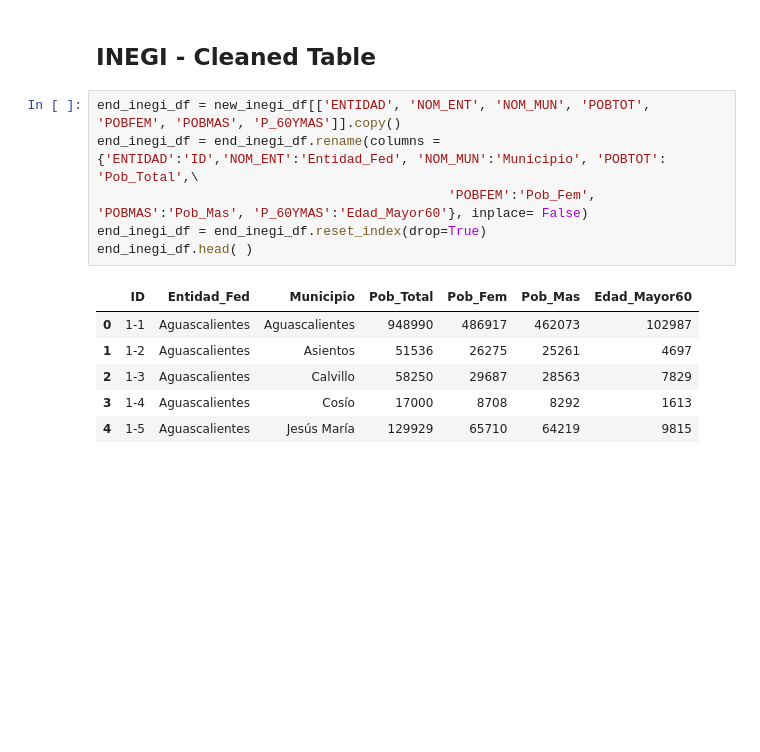
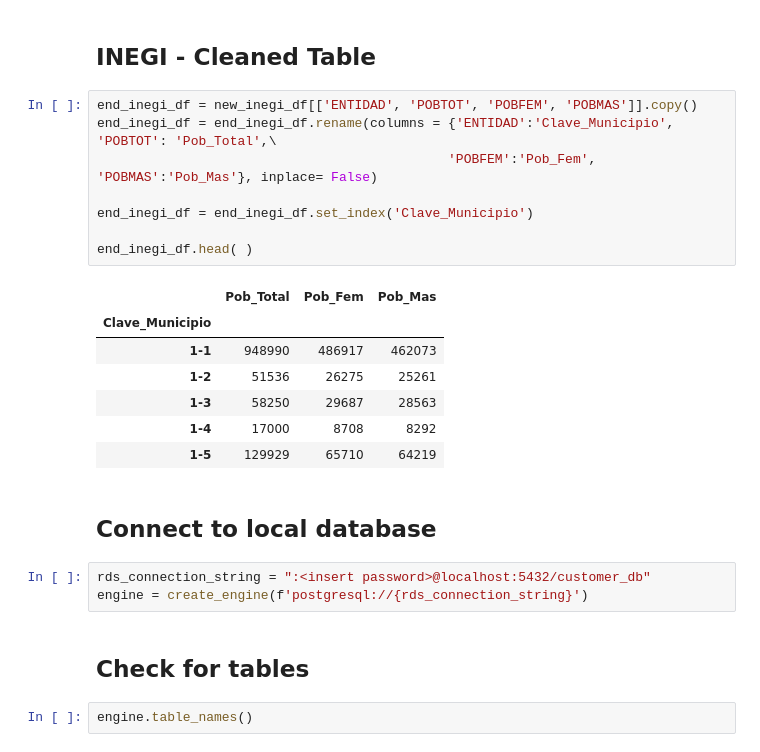
Before and after one commit to MBGUS/ETL-Project, a Jupyter notebook: ETL_Final_Project.ipynb, the cells around one changed output. Saved outputs shown, nothing was run; the diff lists cells and outputs as text; blank space fills up the shorter version.

```diff
--- a/ETL_Final_Project.ipynb
+++ b/ETL_Final_Project.ipynb
@@ -373,15 +373,27 @@ dtype: object
 # %% [markdown]
 ## INEGI - Cleaned Table
 # %%
-end_inegi_df = new_inegi_df[['ENTIDAD', 'NOM_ENT', 'NOM_MUN', 'POBTOT', 'POBFEM', 'POBMAS', 'P_60YMAS']].copy()
-end_inegi_df = end_inegi_df.rename(columns = {'ENTIDAD':'ID','NOM_ENT':'Entidad_Fed', 'NOM_MUN':'Municipio', 'POBTOT': 'Pob_Total',\
-                                             'POBFEM':'Pob_Fem', 'POBMAS':'Pob_Mas', 'P_60YMAS':'Edad_Mayor60'}, inplace= False)
-end_inegi_df = end_inegi_df.reset_index(drop=True)
+end_inegi_df = new_inegi_df[['ENTIDAD', 'POBTOT', 'POBFEM', 'POBMAS']].copy()
+end_inegi_df = end_inegi_df.rename(columns = {'ENTIDAD':'Clave_Municipio', 'POBTOT': 'Pob_Total',\
+                                             'POBFEM':'Pob_Fem', 'POBMAS':'Pob_Mas'}, inplace= False)
+
+end_inegi_df = end_inegi_df.set_index('Clave_Municipio')
+
 end_inegi_df.head( )
 # %% [output]
-|  | ID | Entidad_Fed | Municipio | Pob_Total | Pob_Fem | Pob_Mas | Edad_Mayor60 |
-| 0 | 1-1 | Aguascalientes | Aguascalientes | 948990 | 486917 | 462073 | 102987 |
-| 1 | 1-2 | Aguascalientes | Asientos | 51536 | 26275 | 25261 | 4697 |
-| 2 | 1-3 | Aguascalientes | Calvillo | 58250 | 29687 | 28563 | 7829 |
-| 3 | 1-4 | Aguascalientes | Cosío | 17000 | 8708 | 8292 | 1613 |
-| 4 | 1-5 | Aguascalientes | Jesús María | 129929 | 65710 | 64219 | 9815 |
+|  | Pob_Total | Pob_Fem | Pob_Mas |
+| Clave_Municipio |  |  |  |
+| 1-1 | 948990 | 486917 | 462073 |
+| 1-2 | 51536 | 26275 | 25261 |
+| 1-3 | 58250 | 29687 | 28563 |
+| 1-4 | 17000 | 8708 | 8292 |
+| 1-5 | 129929 | 65710 | 64219 |
+# %% [markdown]
+##  Connect to local database
+# %%
+rds_connection_string = ":<insert password>@localhost:5432/customer_db"
+engine = create_engine(f'postgresql://{rds_connection_string}')
+# %% [markdown]
+##  Check for tables
+# %%
+engine.table_names()
```
